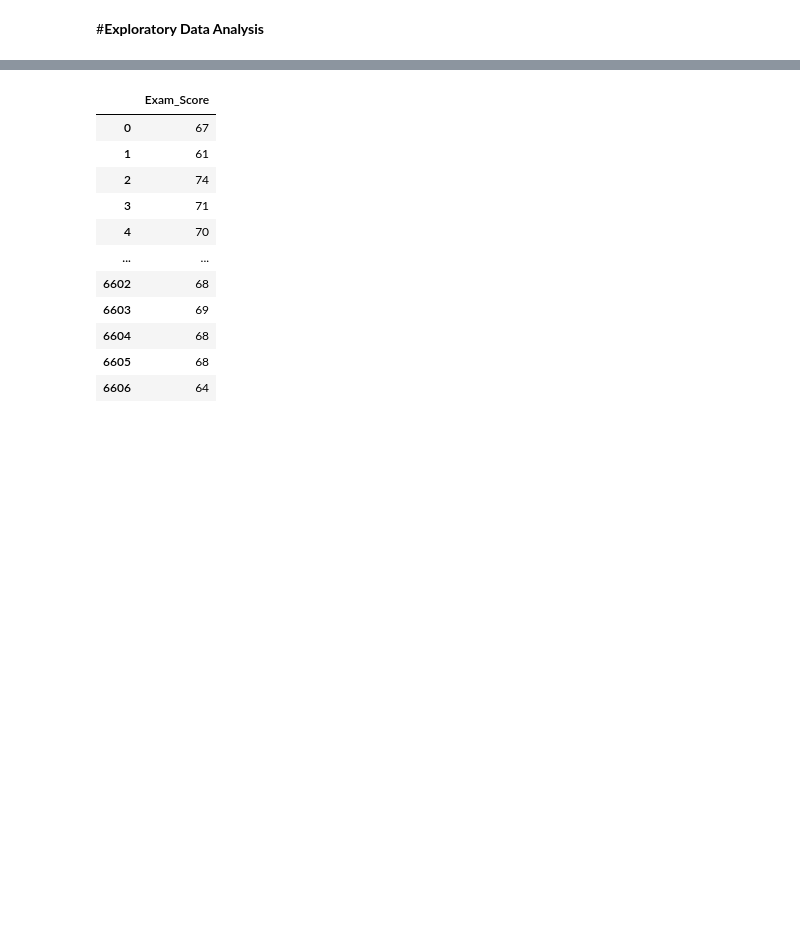
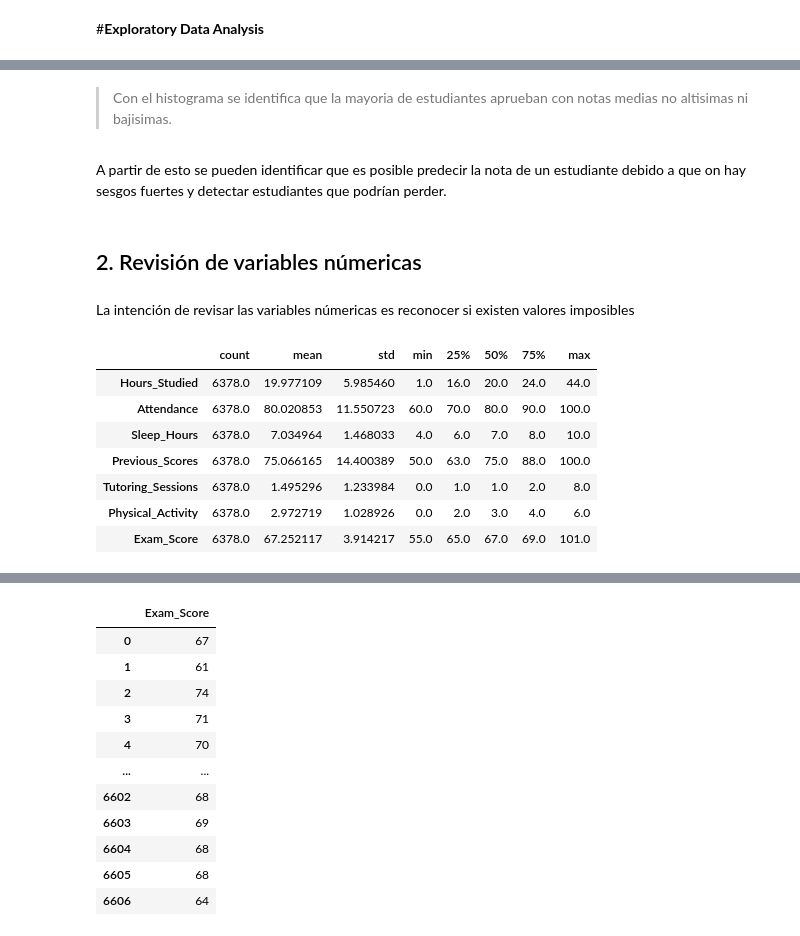
Before and after one commit to JeiGeek/ia1-LosPandas-prediccion_rendimiento_estudiantil, a Jupyter notebook: 01_exploratory_data_analysis.ipynb, the cells around one changed output, grey strips where cells are left out. Drawn from its saved outputs; the diff is of its cells as text; code cells hidden in the pictures; blank space fills up the shorter version.

```diff
--- a/01_exploratory_data_analysis.ipynb
+++ b/01_exploratory_data_analysis.ipynb
@@ -90,0 +110,23 @@ df.describe()
+# %% [markdown]
+> Con el histograma se identifica que la mayoria de estudiantes aprueban con notas medias no altisimas ni bajisimas.
+# %% [markdown]
+A partir de esto se pueden identificar que es posible predecir la nota de un estudiante debido a que on hay sesgos fuertes y detectar estudiantes que podrían perder.
+# %% [markdown]
+## 2. Revisión de variables númericas
+# %% [markdown]
+La intención de revisar las variables númericas es reconocer si existen valores imposibles
+# %%
+# Información básica de datos numericos
+
+# select_dtypes - selecciona solo los datos de un tipo
+# T - transpone la tabla para una mejor visualización
+df.select_dtypes(include='number').describe().T
+# %% [output]
+|  | count | mean | std | min | 25% | 50% | 75% | max |
+| Hours_Studied | 6378.0 | 19.977109 | 5.985460 | 1.0 | 16.0 | 20.0 | 24.0 | 44.0 |
+| Attendance | 6378.0 | 80.020853 | 11.550723 | 60.0 | 70.0 | 80.0 | 90.0 | 100.0 |
+| Sleep_Hours | 6378.0 | 7.034964 | 1.468033 | 4.0 | 6.0 | 7.0 | 8.0 | 10.0 |
+| Previous_Scores | 6378.0 | 75.066165 | 14.400389 | 50.0 | 63.0 | 75.0 | 88.0 | 100.0 |
+| Tutoring_Sessions | 6378.0 | 1.495296 | 1.233984 | 0.0 | 1.0 | 1.0 | 2.0 | 8.0 |
+| Physical_Activity | 6378.0 | 2.972719 | 1.028926 | 0.0 | 2.0 | 3.0 | 4.0 | 6.0 |
+| Exam_Score | 6378.0 | 67.252117 | 3.914217 | 55.0 | 65.0 | 67.0 | 69.0 | 101.0 |
```
Also changed, not shown: parts of 13 cells of this notebook.
